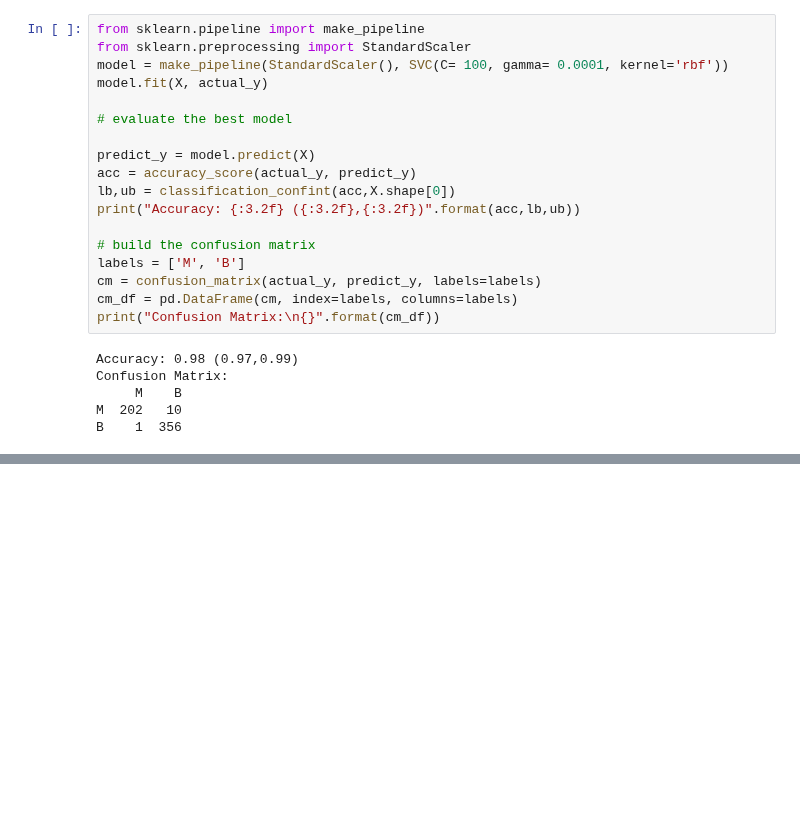
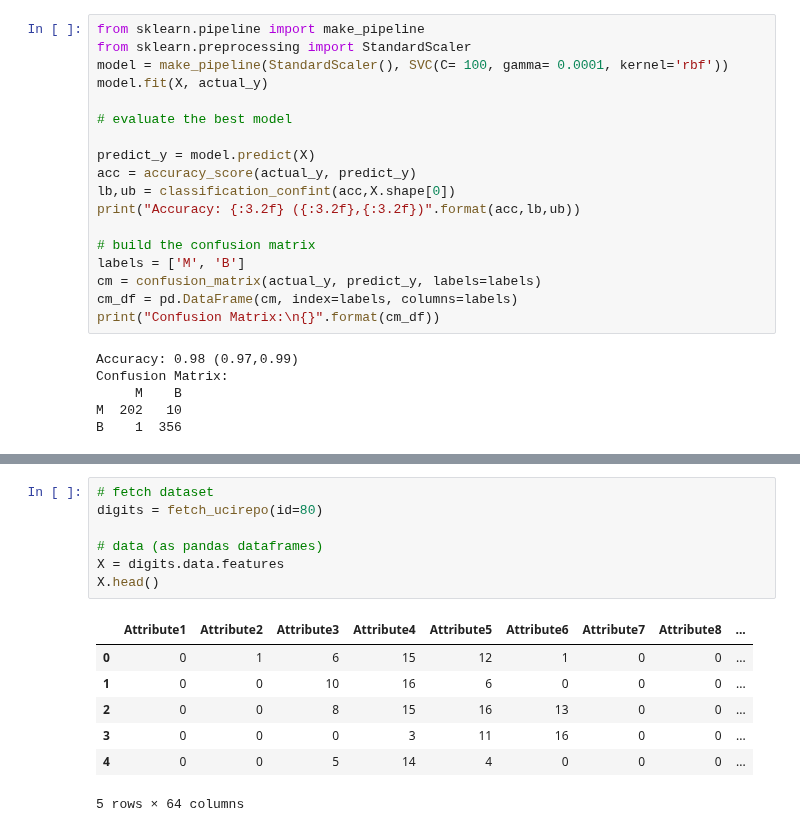
Before and after one commit to IndraniMandal/CSC310-S20, a Jupyter notebook: SVM.ipynb, the cells around one changed output, grey strips where cells are left out. Saved outputs shown, nothing was run; the diff lists cells and outputs as text; blank space fills up the shorter version.

```diff
--- a/SVM.ipynb
+++ b/SVM.ipynb
@@ -139,0 +162,15 @@ B    1  356
+# %%
+# fetch dataset
+digits = fetch_ucirepo(id=80)
+
+# data (as pandas dataframes)
+X = digits.data.features
+X.head()
+# %% [output]
+|  | Attribute1 | Attribute2 | Attribute3 | Attribute4 | Attribute5 | Attribute6 | Attribute7 | Attribute8 | ... |
+| 0 | 0 | 1 | 6 | 15 | 12 | 1 | 0 | 0 | ... |
+| 1 | 0 | 0 | 10 | 16 | 6 | 0 | 0 | 0 | ... |
+| 2 | 0 | 0 | 8 | 15 | 16 | 13 | 0 | 0 | ... |
+| 3 | 0 | 0 | 0 | 3 | 11 | 16 | 0 | 0 | ... |
+| 4 | 0 | 0 | 5 | 14 | 4 | 0 | 0 | 0 | ... |
+5 rows × 64 columns
```
Also changed, not shown: parts of 11 cells of this notebook.
